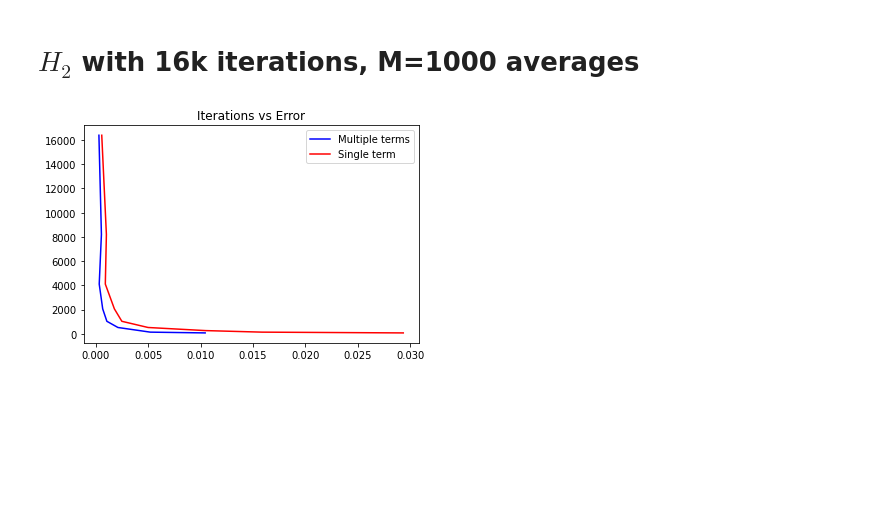
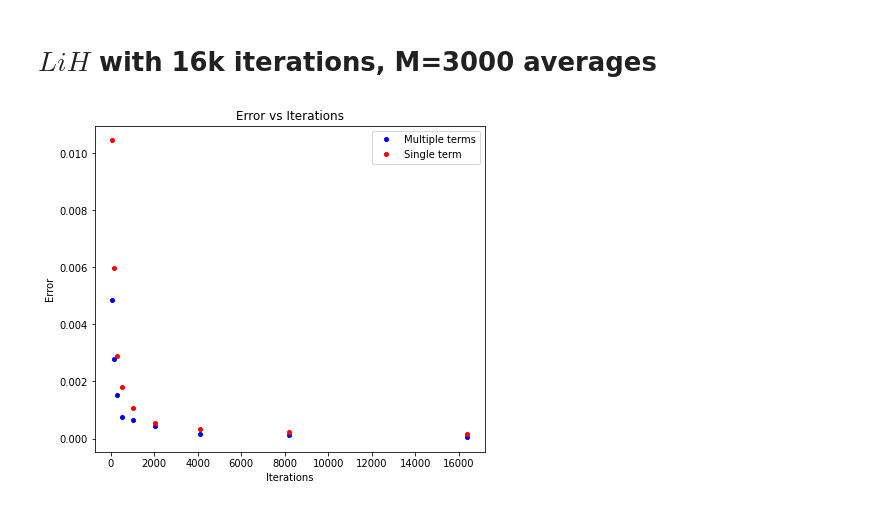
Before and after one commit to SNIPRS/hamiltonian, a Jupyter notebook: plots.ipynb, the cells around one changed output. Drawn from its saved outputs; the diff is of its cells as text; code cells hidden in the pictures; blank space fills up the shorter version.

Commit message:
updated plots and print ratio

```diff
--- a/plots.ipynb
+++ b/plots.ipynb
@@ -3,18 +3,24 @@ import numpy as np
 import matplotlib.pyplot as plt
 %matplotlib inline
 
-errors1 = np.loadtxt('save/errors1.txt')
-errors = np.loadtxt('save/errors.txt')
-Ns = np.loadtxt('save/Ns.txt')
-rcosts = np.loadtxt('save/rcosts.txt')
-tcosts = np.loadtxt('save/tcosts.txt')
+suffix = '-LiH1'
+errors1 = np.loadtxt('save/errors1' + suffix + '.txt')
+errors = np.loadtxt('save/errors' + suffix + '.txt')
+Ns = np.loadtxt('save/Ns' + suffix + '.txt')
+rcosts = np.loadtxt('save/rcosts' + suffix + '.txt')
+tcosts = np.loadtxt('save/tcosts' + suffix + '.txt')
+
+msize = 4
 # %% [markdown]
-# $H_2$ with 16k iterations, M=1000 averages
+# $LiH$ with 16k iterations, M=3000 averages
 # %%
-plt.title('Iterations vs Error')
-plt.plot(errors, Ns, 'b-', label='Multiple terms', markersize=3)
-plt.plot(errors1, Ns, 'r-', label='Single term', markersize=3)
+plt.figure(figsize=(7,6))
+plt.title('Error vs Iterations')
+plt.plot(Ns, errors, 'bo', label='Multiple terms', markersize=msize)
+plt.plot(Ns, errors1, 'ro', label='Single term', markersize=msize)
+plt.xlabel('Iterations')
+plt.ylabel('Error')
 plt.legend()
 plt.show()
 # %% [output]
-[figure, old version]
+[figure, new version]
```
Also changed, not shown: parts of 10 cells of this notebook, 14 other files.
